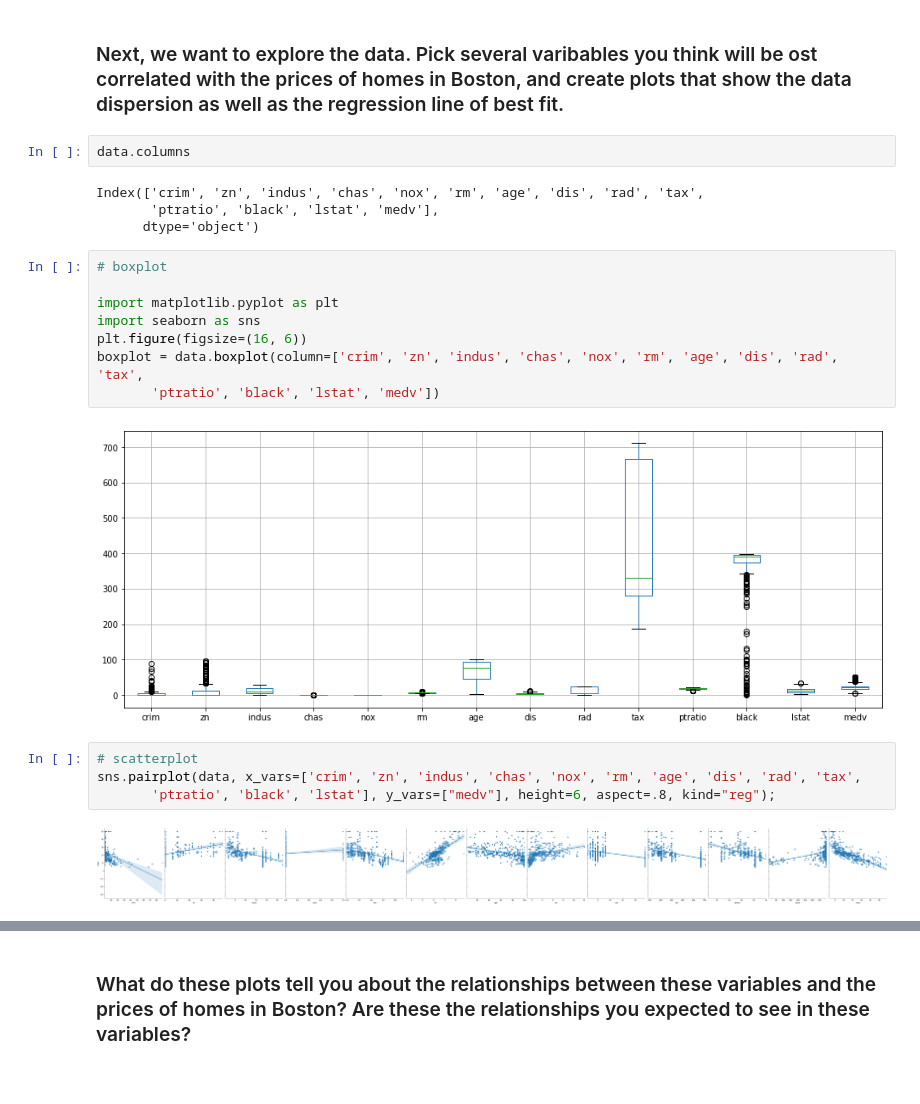
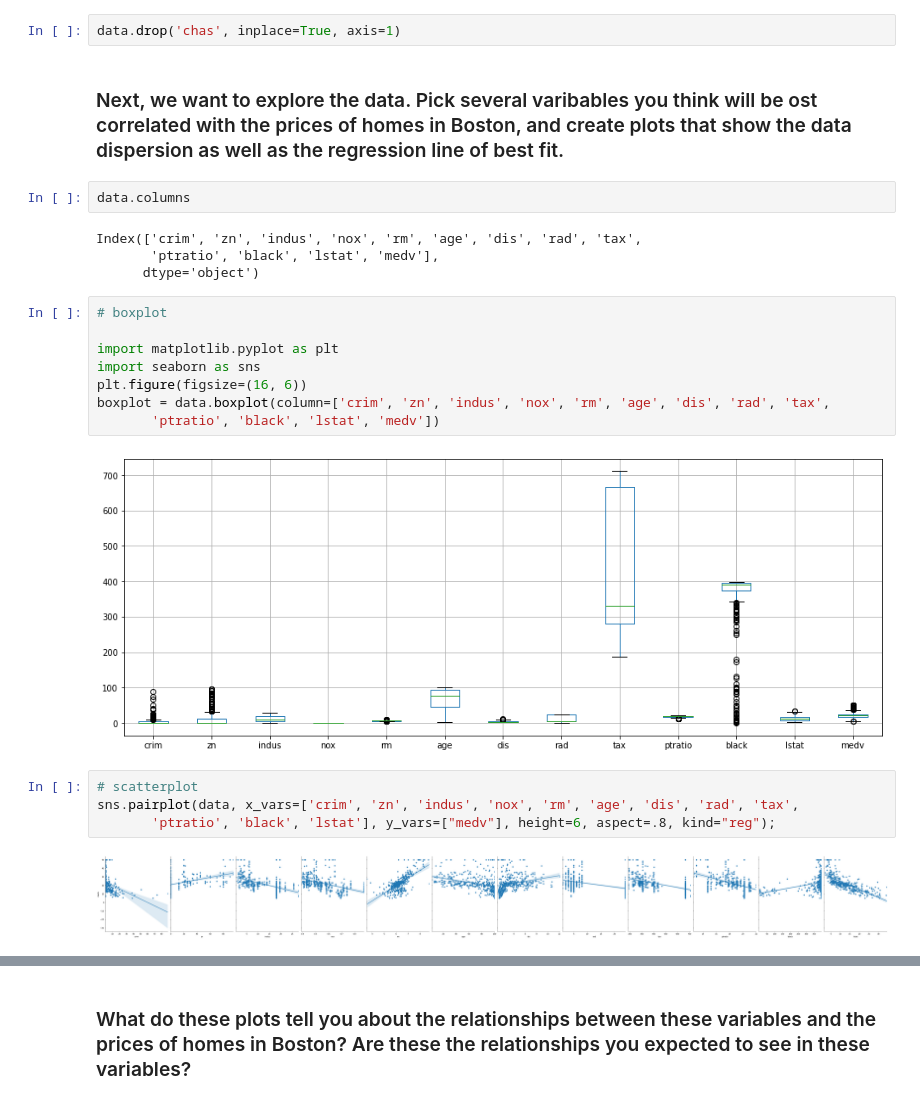
Before and after one commit to cris-arias/lab-problems-with-ML, a Jupyter notebook: your-code/lab_boston_housing.ipynb, the cells around one changed output, grey strips where cells are left out. Cells and saved outputs as stored; diff of their text form.

```diff
--- a/your-code/lab_boston_housing.ipynb
+++ b/your-code/lab_boston_housing.ipynb
@@ -68,9 +87,11 @@ data.describe()
+# %%
+data.drop('chas', inplace=True, axis=1)
 # %% [markdown]
 ### Next, we want to explore the data. Pick several varibables you think will be ost correlated with the prices of homes in Boston, and create plots that show the data dispersion as well as the regression line of best fit.
 # %%
 data.columns
 # %% [output]
-Index(['crim', 'zn', 'indus', 'chas', 'nox', 'rm', 'age', 'dis', 'rad', 'tax',
+Index(['crim', 'zn', 'indus', 'nox', 'rm', 'age', 'dis', 'rad', 'tax',
        'ptratio', 'black', 'lstat', 'medv'],
       dtype='object')
 # %%
@@ -79,14 +100,14 @@ Index(['crim', 'zn', 'indus', 'chas', 'nox', 'rm', 'age', 'dis', 'rad', 'tax',
 import matplotlib.pyplot as plt
 import seaborn as sns
 plt.figure(figsize=(16, 6))
-boxplot = data.boxplot(column=['crim', 'zn', 'indus', 'chas', 'nox', 'rm', 'age', 'dis', 'rad', 'tax',
+boxplot = data.boxplot(column=['crim', 'zn', 'indus', 'nox', 'rm', 'age', 'dis', 'rad', 'tax',
        'ptratio', 'black', 'lstat', 'medv'])
 # %% [output]
-[figure, old version]
+[figure, new version]
 # %%
 # scatterplot
-sns.pairplot(data, x_vars=['crim', 'zn', 'indus', 'chas', 'nox', 'rm', 'age', 'dis', 'rad', 'tax',
+sns.pairplot(data, x_vars=['crim', 'zn', 'indus', 'nox', 'rm', 'age', 'dis', 'rad', 'tax',
        'ptratio', 'black', 'lstat'], y_vars=["medv"], height=6, aspect=.8, kind="reg");
 # %% [output]
-[figure, old version]
+[figure, new version]
 # %%
```
Also changed, not shown: parts of 25 cells of this notebook.
